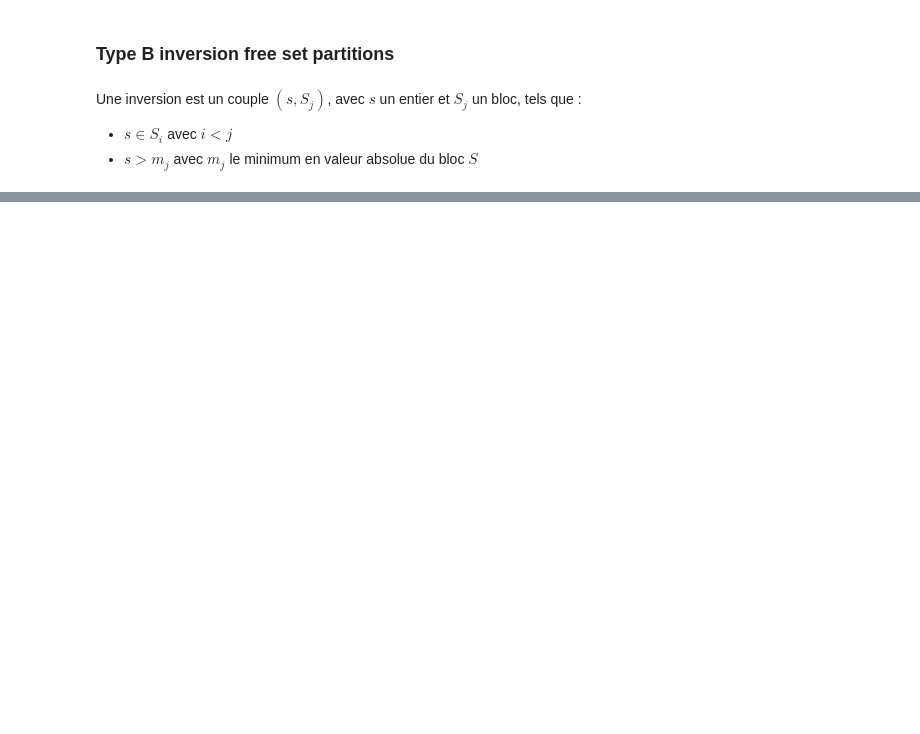
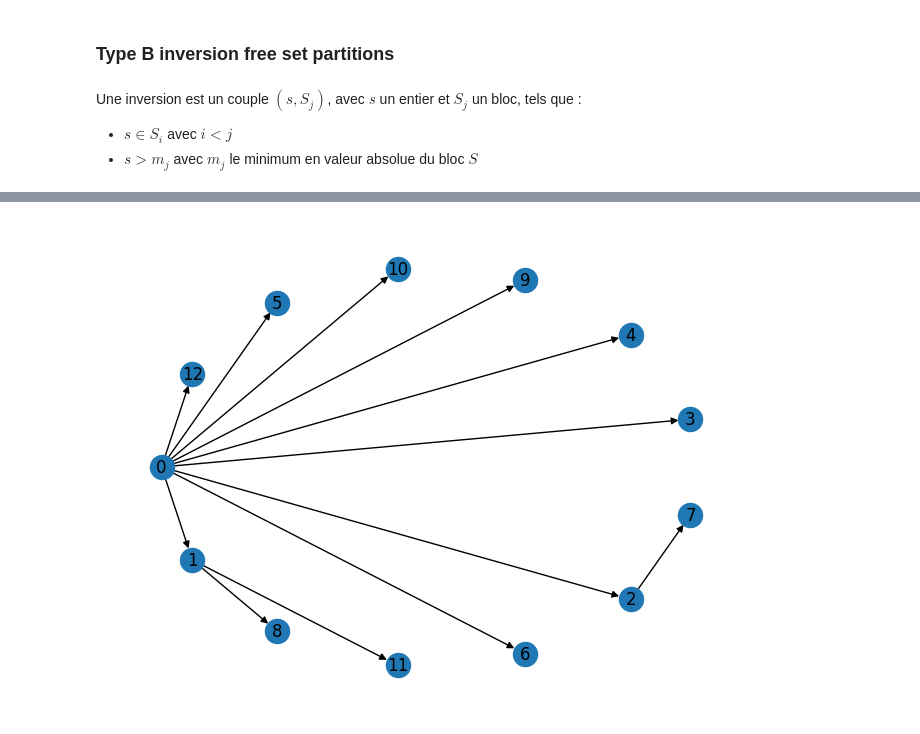
Before and after one commit to Romain-Gerard/algo, a Jupyter notebook: combinatoire_bases.ipynb, the cells around one changed output, grey strips where cells are left out. Cells and saved outputs as stored; diff of their text form; code cells hidden in the pictures; blank space fills up the shorter version.

```diff
--- a/combinatoire_bases.ipynb
+++ b/combinatoire_bases.ipynb
@@ -1204,0 +1375,80 @@ df
+# %%
+def get_flattened_stirling_permutations(part_B):
+    """
+    On traduit une partition de type B en une permutation de Stirling.
+    """
+    # Copie profonde
+    part = [bloc[:] for bloc in part_B]
+
+    # Remplacer 1 par 1 1
+    part[0] = [1] + part[0]
+
+    # If a in the i-th block with a > min(part_B[i+1]), i < k,
+    # then insert it between the 1s.
+    for i in range(len(part_B) - 1):
+        for j in range(len(part_B[i]) - 1):
+            if part_B[i][j] > part_B[i + 1][0] \
+                or i == len(part_B) - 1:
+                # Trouver la dernière occurrence de 1 dans le premier bloc
+                index = max(i for i, x in enumerate(part[0]) if x == 1)
+                # Insérer l'élément entre les 1s
+                part[0] = part[0][:index] + [part_B[i][j]] + part[0][index:]
+                # Supprimer l'élément du bloc
+                part[i].remove(part_B[i][j])
+
+    # If a in the last block is barred, then insert it between the 1s.
+    for element in part_B[-1]:
+        if element < 0:
+            # Trouver la dernière occurrence de 1 dans le premier bloc
+            index = max(i for i, x in enumerate(part[0]) if x == 1)
+            # Insérer l'élément entre les 1s
+            part[0] = part[0][:index] + [element] + part[0][index:]
+            # Supprimer l'élément du bloc
+            part[-1].remove(element)
+
+    # For each block, insert min(part[i+1]) in the i-th block after the last barred element.
+    for i in range(len(part) - 1):
+        min_next = part[i+1][0]
+        # Trouver l'indice du dernier élément barré
+        if any(x < 0 for x in part[0]):
+            # Insérer min(part[i+1]) après le dernier élément barré
+            index = max(i for i, x in enumerate(part[0]) if x < 0)
+            part[i].insert(index + 1, min_next)
+        else:
+            # Si il n'y a pas d'élément barré, on insère min(part[i+1]) à la fin du bloc
+            part[i].append(min_next)
+
+    # Pour chaque élément, s'il n'est ni le min du bloc ni le min du bloc suivant,
+    # on l'écrit deux foix dans la permutation.
+    perm = []
+    for i in range(len(part)):
+        min_current = part[i][0]
+        if i < len(part) - 1:
+            min_next = part[i+1][0]
+        else:
+            min_next = float('inf')
+        for j in range(len(part[i])):
+            if part[i][j] != min_current and part[i][j] != min_next:
+                perm.append(part[i][j])
+                perm.append(part[i][j])
+            else:
+                perm.append(part[i][j])
+
+    # Rendre tous les éléments positifs
+    perm = [abs(x) for x in perm]
+
+    return perm
+
+
+# Exemple
+part = [[1, -6, 7], [2, 3, -4, 8, -9, -10], [5, -11, 12]]
+perm = get_flattened_stirling_permutations(part)
+print(f"Partition Merging-Free : {part}")
+print(f"Permutation de Stirling : {perm}")
+
+# Afficher un arbre
+graph = get_tree_from_stir_perm(perm)
+G = nx.DiGraph()
+G.add_edges_from(graph)
+nx.draw_shell(G, with_labels=True)
+# %% [output]
@@ -1204,0 +1457 @@ df
+[figure, added]
```
Also changed, not shown: parts of 17 cells of this notebook.
